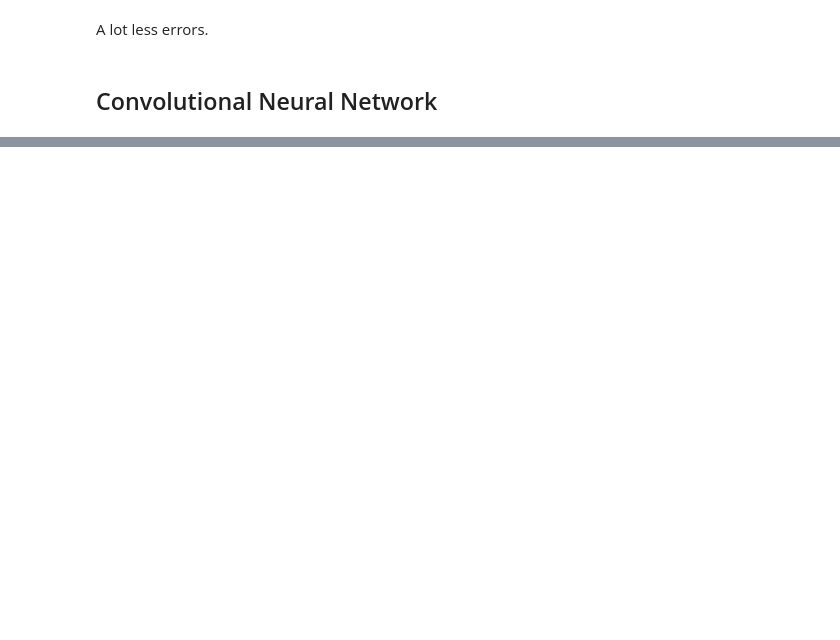
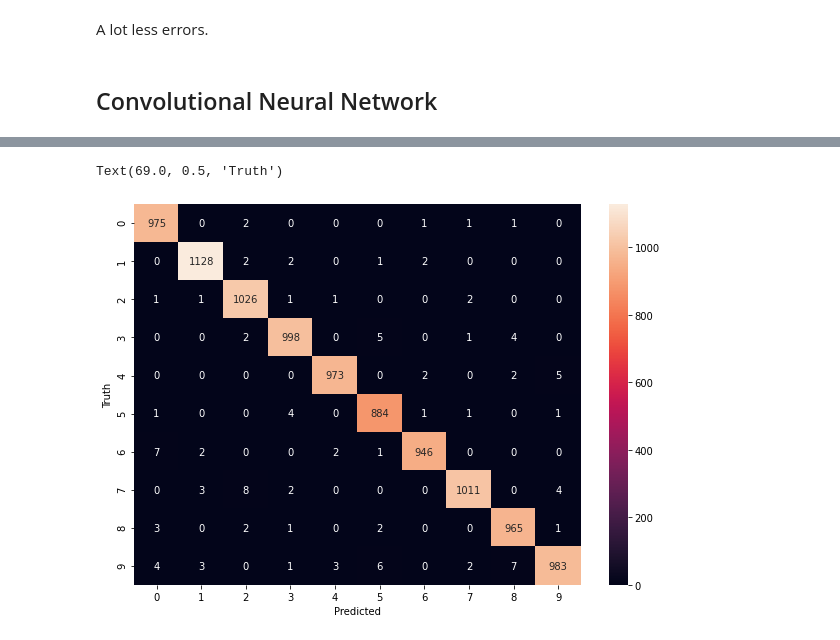
Before and after one commit to Jackie-Tran/hand-written-digit-classification, a Jupyter notebook: digit_classification.ipynb, the cells around one changed output, grey strips where cells are left out. Saved outputs shown, nothing was run; the diff lists cells and outputs as text; code cells hidden in the pictures; blank space fills up the shorter version.

Commit message:
added cnn model

```diff
--- a/digit_classification.ipynb
+++ b/digit_classification.ipynb
@@ -39,7 +39,7 @@ X_test_flattened = X_test.reshape(len(X_test), 28*28)
 # %%
 # Create Neural Network
 model = keras.Sequential([
-    keras.layers.Dense(10, input_shape=(784,), activation="sigmoid")
+    keras.layers.Dense(10, input_shape=(784,), activation="softmax")
 ])
 
 model.compile(optimizer="adam", loss="sparse_categorical_crossentropy", metrics=["accuracy"])
@@ -110,7 +110,7 @@ Text(69.0, 0.5, 'Truth')
 model = keras.Sequential([
     keras.layers.Flatten(input_shape=(28,28)),
     keras.layers.Dense(100, activation="relu"),
-    keras.layers.Dense(10, activation="sigmoid")
+    keras.layers.Dense(10, activation="softmax")
 ])
 
 model.compile(optimizer="adam", loss="sparse_categorical_crossentropy", metrics=["accuracy"])
@@ -148,3 +145,26 @@ Text(69.0, 0.5, 'Truth')
 A lot less errors.
 # %% [markdown]
 ## Convolutional Neural Network
+# %%
+# Reshape data for CNN
+X_train = X_train.reshape(60000, 28, 28, 1)
+X_test = X_test.reshape(10000, 28, 28, 1)
+# %%
+model = keras.Sequential([
+    keras.layers.Conv2D(32, (3, 3), activation='relu', input_shape=(28,28,1)),
+    keras.layers.MaxPooling2D((2,2)),
+    keras.layers.Dropout(0.2),
+    keras.layers.Conv2D(32, (3, 3), activation='relu'),
+    keras.layers.MaxPooling2D((2,2)),
+    keras.layers.Dropout(0.2),
+    keras.layers.Flatten(),
+    keras.layers.Dense(64, activation='relu'),
+    keras.layers.Dropout(0.5),
+    keras.layers.Dense(10, activation='softmax')
+])
+
+print(model.summary())
+
+model.compile(optimizer="adam", loss="sparse_categorical_crossentropy", metrics=["accuracy"])
+# # Train the model
+model.fit(X_train, y_train, epochs=5)
@@ -150,0 +195,11 @@ A lot less errors.
+# %%
+y_predicted = model.predict(X_test)
+y_predicted_labels = [np.argmax(i) for i in y_predicted]
+cm = tf.math.confusion_matrix(labels=y_test, predictions=y_predicted_labels)
+plt.figure(figsize=(10, 7))
+sb.heatmap(cm, annot=True, fmt='d')
+plt.xlabel("Predicted")
+plt.ylabel("Truth")
+# %% [output]
+Text(69.0, 0.5, 'Truth')
+[figure, added]
```
Also changed, not shown: parts of 12 cells of this notebook.
